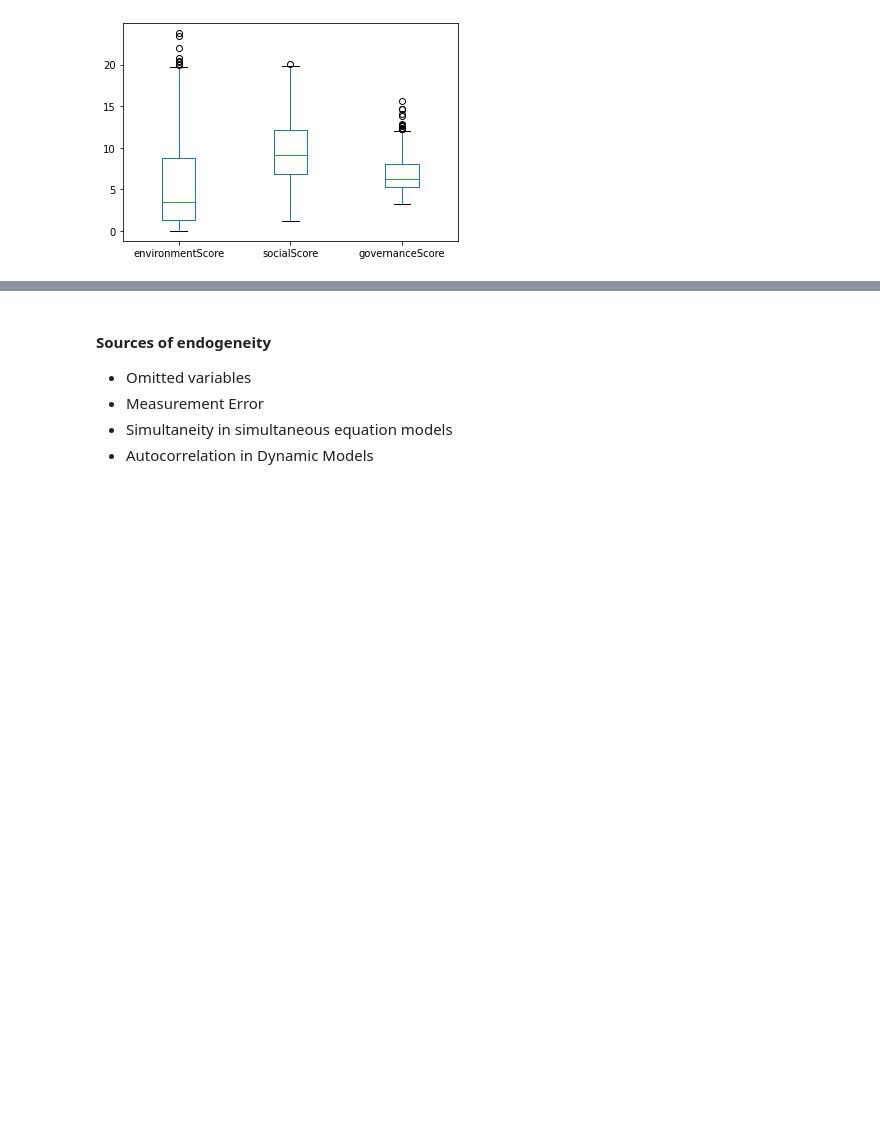
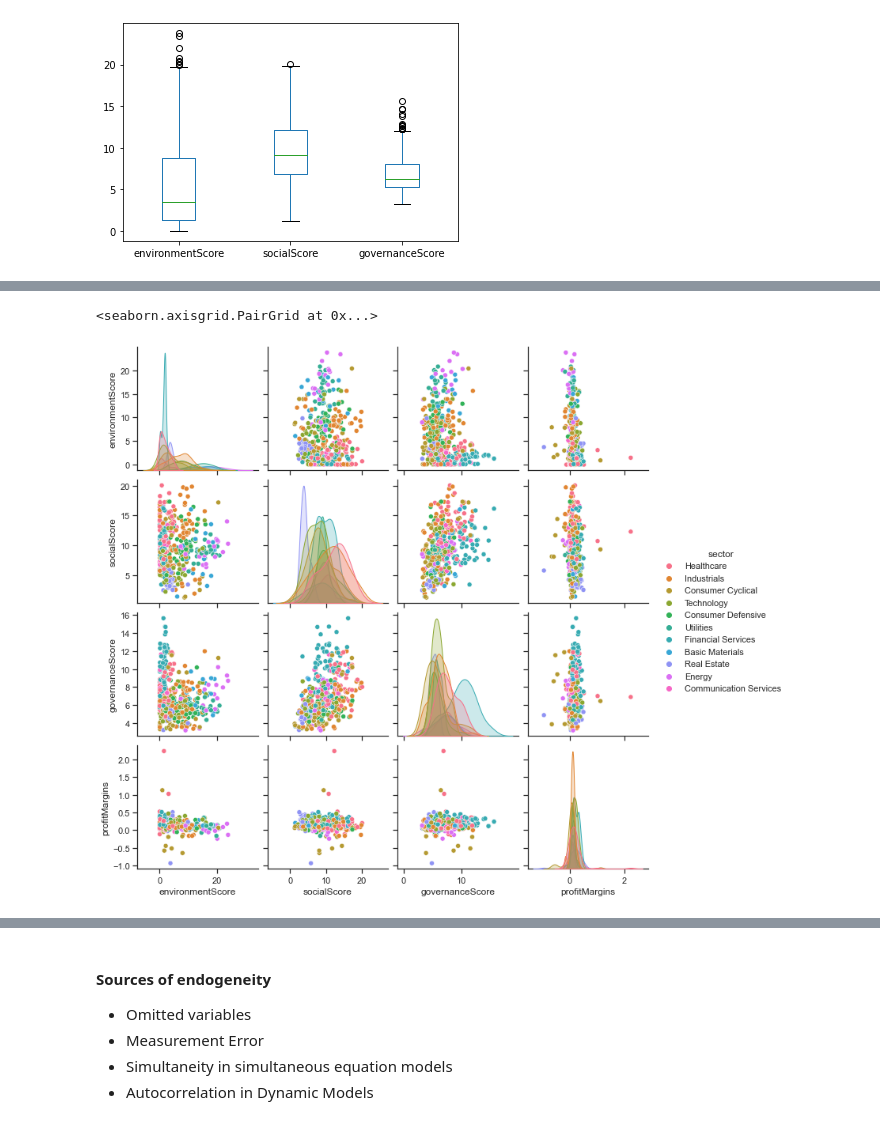
Before and after one commit to SweetyHotGirl21/ESG_Portfolio, a Jupyter notebook: Econometrics_Main.ipynb, the cells around one changed output, grey strips where cells are left out. Cells and saved outputs as stored; diff of their text form; code cells hidden in the pictures; blank space fills up the shorter version.

```diff
--- a/Econometrics_Main.ipynb
+++ b/Econometrics_Main.ipynb
@@ -69 +97,6 @@ linear_reg_df.head()
+# %%
+sns.pairplot(linear_reg_df, hue = "sector")
+# %% [output]
+<seaborn.axisgrid.PairGrid at 0x...>
+[figure, added]
 # %%
```
Also changed, not shown: parts of 21 cells of this notebook.
